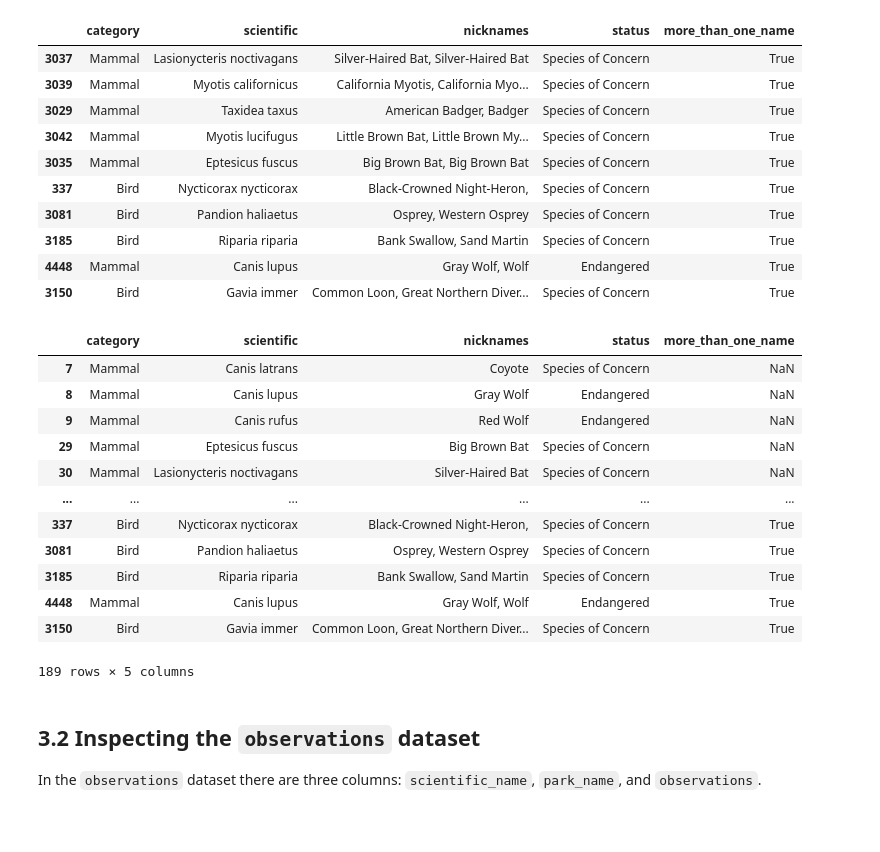
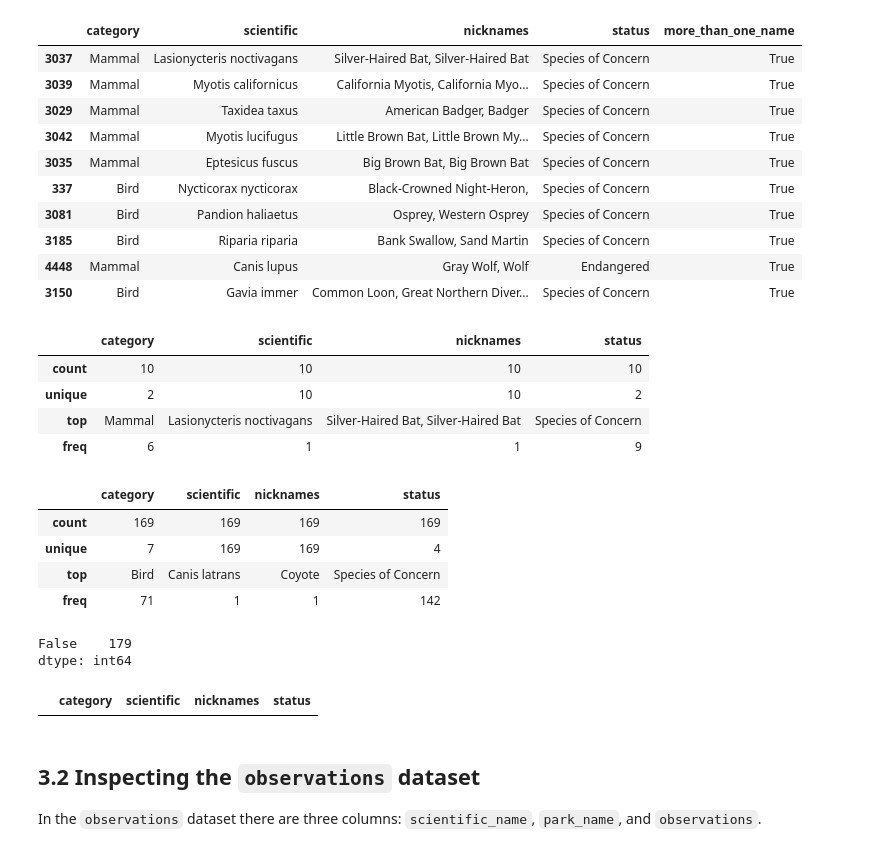
Before and after one commit to ElianeSato/biodiversity, a Jupyter notebook: biodiversity.ipynb, the cells around one changed output. Drawn from its saved outputs; the diff is of its cells as text; code cells hidden in the pictures; blank space fills up the shorter version.

```diff
--- a/biodiversity.ipynb
+++ b/biodiversity.ipynb
@@ -489,25 +490,34 @@ species1_nan_dup
 | 3185 | Bird | Riparia riparia | Bank Swallow, Sand Martin | Species of Concern | True |
 | 4448 | Mammal | Canis lupus | Gray Wolf, Wolf | Endangered | True |
 | 3150 | Bird | Gavia immer | Common Loon, Great Northern Diver... | Species of Concern | True |
-# %%
-#rejoin the datasets
-
-test = pd.concat([species1_nan_no_dup, species1_nan_dup])
-test
-# %% [output]
-|  | category | scientific | nicknames | status | more_than_one_name |
-| 7 | Mammal | Canis latrans | Coyote | Species of Concern | NaN |
-| 8 | Mammal | Canis lupus | Gray Wolf | Endangered | NaN |
-| 9 | Mammal | Canis rufus | Red Wolf | Endangered | NaN |
-| 29 | Mammal | Eptesicus fuscus | Big Brown Bat | Species of Concern | NaN |
-| 30 | Mammal | Lasionycteris noctivagans | Silver-Haired Bat | Species of Concern | NaN |
-| ... | ... | ... | ... | ... | ... |
-| 337 | Bird | Nycticorax nycticorax | Black-Crowned Night-Heron, | Species of Concern | True |
-| 3081 | Bird | Pandion haliaetus | Osprey, Western Osprey | Species of Concern | True |
-| 3185 | Bird | Riparia riparia | Bank Swallow, Sand Martin | Species of Concern | True |
-| 4448 | Mammal | Canis lupus | Gray Wolf, Wolf | Endangered | True |
-| 3150 | Bird | Gavia immer | Common Loon, Great Northern Diver... | Species of Concern | True |
-189 rows × 5 columns
+# %%
+species1_nan_dup.describe(include='all')
+# %% [output]
+|  | category | scientific | nicknames | status |
+| count | 10 | 10 | 10 | 10 |
+| unique | 2 | 10 | 10 | 2 |
+| top | Mammal | Lasionycteris noctivagans | Silver-Haired Bat, Silver-Haired Bat | Species of Concern |
+| freq | 6 | 1 | 1 | 9 |
+# %%
+species1_nan_no_dup.describe(include='all')
+# %% [output]
+|  | category | scientific | nicknames | status |
+| count | 169 | 169 | 169 | 169 |
+| unique | 7 | 169 | 169 | 4 |
+| top | Bird | Canis latrans | Coyote | Species of Concern |
+| freq | 71 | 1 | 1 | 142 |
+# %%
+#rejoin the datasets
+species1_nan_dup.drop(['more_than_one_name'], axis=1, inplace=True)
+
+species1_clean = pd.concat([species1_nan_no_dup, species1_nan_dup])
+print(species1_clean.duplicated(subset=['scientific']).value_counts())
+
+species1_clean[species1_clean.duplicated(subset=['scientific'], keep=False)].sort_values(by='scientific')
+# %% [output]
+False    179
+dtype: int64
+|  | category | scientific | nicknames | status |
 # %% [markdown]
 ## 3.2 Inspecting the `observations` dataset
 
```
Also changed, not shown: parts of 2 cells of this notebook.
